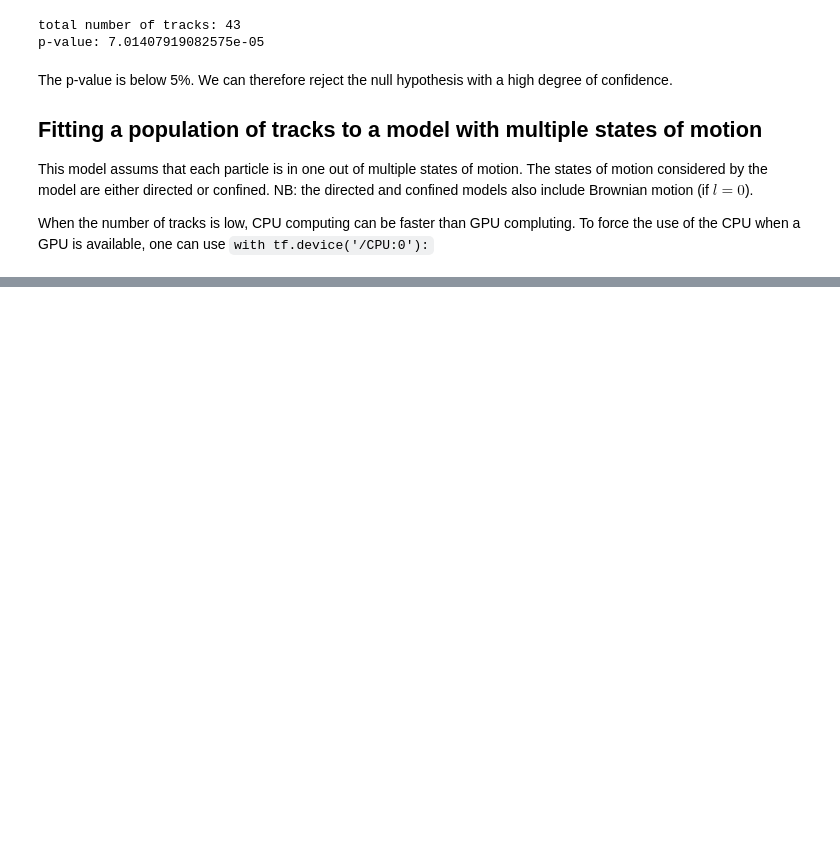
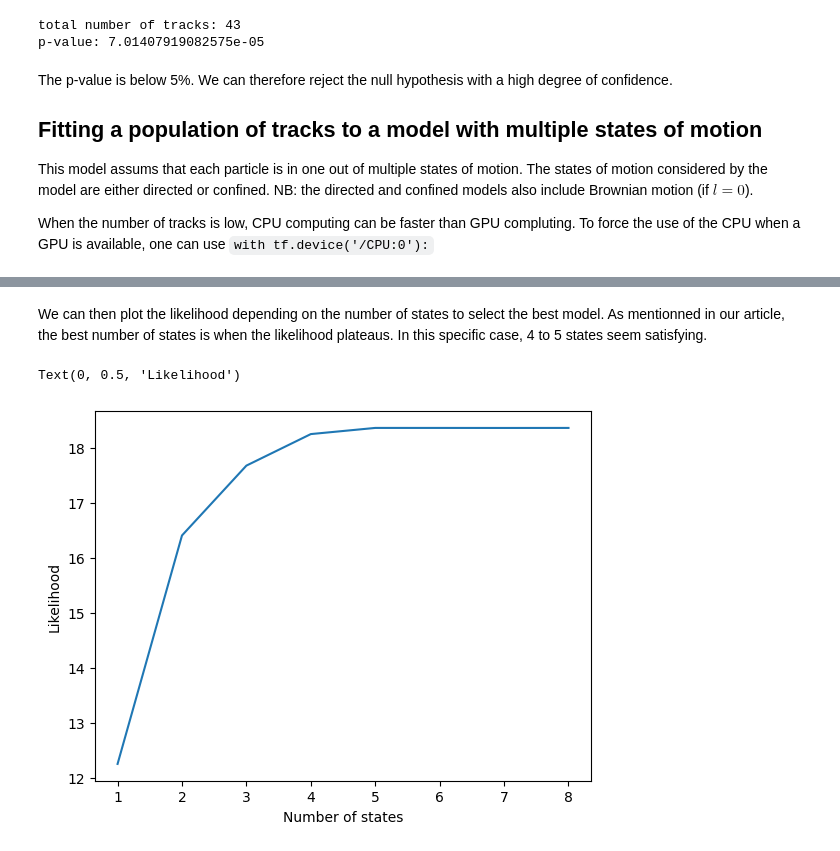
Before and after one commit to FrancoisSimon/aTrack, a Jupyter notebook: aTrack_Tutorial.ipynb, the cells around one changed output, grey strips where cells are left out. Saved outputs shown, nothing was run; the diff lists cells and outputs as text; code cells hidden in the pictures; blank space fills up the shorter version.

```diff
--- a/aTrack_Tutorial.ipynb
+++ b/aTrack_Tutorial.ipynb
@@ -7,7 +7,7 @@ import tensorflow as tf
 path = 'bacteria_tracks.csv'
 
 # The csv file needs to have these column names. If not, one can replace 'POSITION_X', 'POSITION_Y', 'FRAME', 'TRACK_ID' by the column names used in the csv file.
-tracks, frames, opt_metrics = anomalous.read_table(path, # path of the file to read or list of paths to read multiple files.
+tracks, frames, opt_metrics = atrack.read_table(path, # path of the file to read or list of paths to read multiple files.
                lengths = np.array([99]))
 
 # the input of the fitting must be an array of tracks (3D arrays of dims: nb tracks, time point, spatial axis):
@@ -171,7 +171,7 @@ When the number of tracks is low, CPU computing can be faster than GPU complutin
 # %%
 
 with tf.device('/CPU:0'):
-    likelihoods, pd_params_multi = anomalous.multi_fit(tracks, verbose = 0, Fixed_LocErr = False, min_nb_states = 1, max_nb_states = 8, nb_epochs = 1000, batch_size = 2**11,
+    likelihoods, pd_params_multi = atrack.multi_fit(tracks, verbose = 0, Fixed_LocErr = False, min_nb_states = 1, max_nb_states = 8, nb_epochs = 1000, batch_size = 2**11,
                Initial_confined_params = {'LocErr': 0.02, 'd': 0.1, 'q': 0.01, 'l': 0.01},
                Initial_directed_params = {'LocErr': 0.02, 'd': 0.1, 'q': 0.01, 'l': 0.01},
                )
@@ -197,3 +210,13 @@ Likelihood       -18.359419 -18.358822 -18.359493
 likelihoods.to_csv('likelihoods.csv')
 for state in pd_params_multi.keys():
     pd_params_multi[state].to_csv('results_multi_%sstates.csv'%state)
+# %% [markdown]
+We can then plot the likelihood depending on the number of states to select the best model. As mentionned in our article, the best number of states is when the likelihood plateaus. In this specific case, 4 to 5 states seem satisfying.
+# %%
+plt.figure()
+plt.plot(likelihoods['number_of_states'], likelihoods['Likelihood'])
+plt.xlabel('Number of states')
+plt.ylabel('Likelihood')
+# %% [output]
+Text(0, 0.5, 'Likelihood')
+[figure, added]
```
Also changed, not shown: parts of 6 cells of this notebook.
